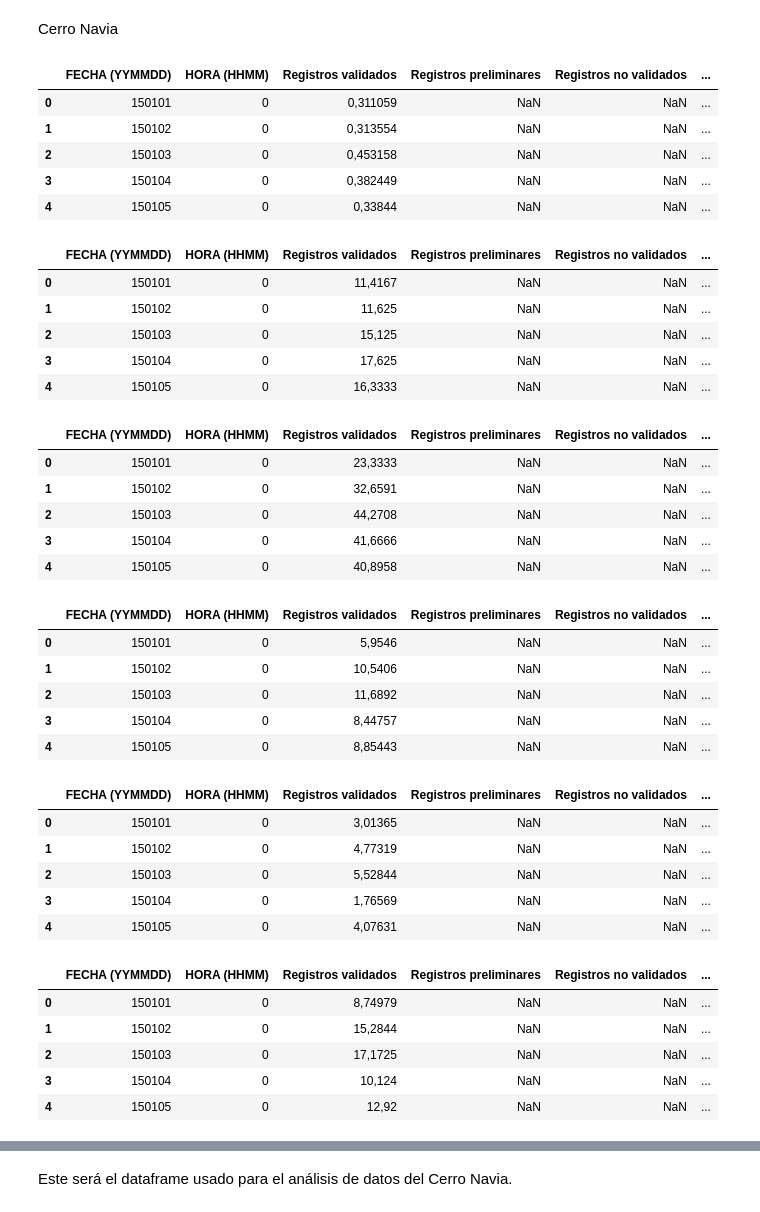
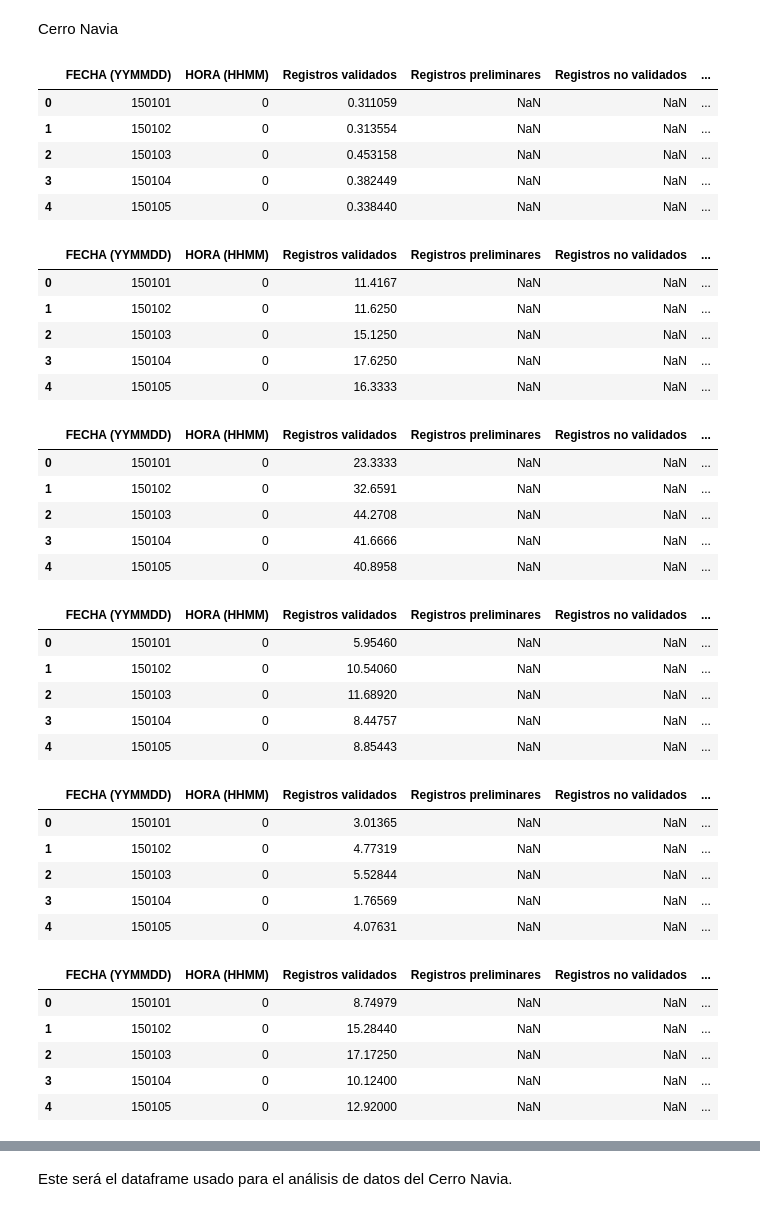
Before and after one commit to Seba-RC/AnalisisContaminacionAire, a Jupyter notebook: AnalisisDatos.ipynb, the cells around one changed output, grey strips where cells are left out. Cells and saved outputs as stored; diff of their text form; code cells hidden in the pictures.

Commit message:
+ datos preparados + analisis exploratorio (mean, median etc) por var + algunos graficos

```diff
--- a/AnalisisDatos.ipynb
+++ b/AnalisisDatos.ipynb
@@ -25,55 +29,55 @@ def renamedb(df, column1, newcolumn1):
 # %% [markdown]
 Cerro Navia
 # %%
-naviaCO =pd.read_csv('Datos/cerro_navia/COCerroNavia.csv', sep=';')
+naviaCO =pd.read_csv('Datos/cerro_navia/COCerroNavia.csv', sep=';', decimal=',')
 display(naviaCO.head())
-naviamp2_5 =pd.read_csv('Datos/cerro_navia/mp2.5CerroNavia.csv', sep=';')
+naviamp2_5 =pd.read_csv('Datos/cerro_navia/mp2.5CerroNavia.csv', sep=';', decimal=',')
 display(naviamp2_5.head())
-naviamp10 =pd.read_csv('Datos/cerro_navia/mp10CerroNavia.csv', sep=';')
+naviamp10 =pd.read_csv('Datos/cerro_navia/mp10CerroNavia.csv', sep=';', decimal=',')
 display(naviamp10.head())
-naviaNO2 =pd.read_csv('Datos/cerro_navia/NO2CerroNavia.csv', sep=';')
+naviaNO2 =pd.read_csv('Datos/cerro_navia/NO2CerroNavia.csv', sep=';', decimal=',')
 display(naviaNO2.head())
-naviaNO =pd.read_csv('Datos/cerro_navia/NOCerroNavia.csv', sep=';')
+naviaNO =pd.read_csv('Datos/cerro_navia/NOCerroNavia.csv', sep=';', decimal=',')
 display(naviaNO.head())
-naviaNOx =pd.read_csv('Datos/cerro_navia/NOxCerroNavia.csv', sep=';')
+naviaNOx =pd.read_csv('Datos/cerro_navia/NOxCerroNavia.csv', sep=';', decimal=',')
 display(naviaNOx.head())
-naviaO3 =pd.read_csv('Datos/cerro_navia/O3CerroNavia.csv', sep=';')
+naviaO3 =pd.read_csv('Datos/cerro_navia/O3CerroNavia.csv', sep=';', decimal=',')
 display(naviaO3.head())
 # %% [output]
 |  | FECHA (YYMMDD) | HORA (HHMM) | Registros validados | Registros preliminares | Registros no validados | ... |
-| 0 | 150101 | 0 | 0,311059 | NaN | NaN | ... |
-| 1 | 150102 | 0 | 0,313554 | NaN | NaN | ... |
-| 2 | 150103 | 0 | 0,453158 | NaN | NaN | ... |
-| 3 | 150104 | 0 | 0,382449 | NaN | NaN | ... |
-| 4 | 150105 | 0 | 0,33844 | NaN | NaN | ... |
+| 0 | 150101 | 0 | 0.311059 | NaN | NaN | ... |
+| 1 | 150102 | 0 | 0.313554 | NaN | NaN | ... |
+| 2 | 150103 | 0 | 0.453158 | NaN | NaN | ... |
+| 3 | 150104 | 0 | 0.382449 | NaN | NaN | ... |
+| 4 | 150105 | 0 | 0.338440 | NaN | NaN | ... |
 |  | FECHA (YYMMDD) | HORA (HHMM) | Registros validados | Registros preliminares | Registros no validados | ... |
-| 0 | 150101 | 0 | 11,4167 | NaN | NaN | ... |
-| 1 | 150102 | 0 | 11,625 | NaN | NaN | ... |
-| 2 | 150103 | 0 | 15,125 | NaN | NaN | ... |
-| 3 | 150104 | 0 | 17,625 | NaN | NaN | ... |
-| 4 | 150105 | 0 | 16,3333 | NaN | NaN | ... |
+| 0 | 150101 | 0 | 11.4167 | NaN | NaN | ... |
+| 1 | 150102 | 0 | 11.6250 | NaN | NaN | ... |
+| 2 | 150103 | 0 | 15.1250 | NaN | NaN | ... |
+| 3 | 150104 | 0 | 17.6250 | NaN | NaN | ... |
+| 4 | 150105 | 0 | 16.3333 | NaN | NaN | ... |
 |  | FECHA (YYMMDD) | HORA (HHMM) | Registros validados | Registros preliminares | Registros no validados | ... |
-| 0 | 150101 | 0 | 23,3333 | NaN | NaN | ... |
-| 1 | 150102 | 0 | 32,6591 | NaN | NaN | ... |
-| 2 | 150103 | 0 | 44,2708 | NaN | NaN | ... |
-| 3 | 150104 | 0 | 41,6666 | NaN | NaN | ... |
-| 4 | 150105 | 0 | 40,8958 | NaN | NaN | ... |
+| 0 | 150101 | 0 | 23.3333 | NaN | NaN | ... |
+| 1 | 150102 | 0 | 32.6591 | NaN | NaN | ... |
+| 2 | 150103 | 0 | 44.2708 | NaN | NaN | ... |
+| 3 | 150104 | 0 | 41.6666 | NaN | NaN | ... |
+| 4 | 150105 | 0 | 40.8958 | NaN | NaN | ... |
 |  | FECHA (YYMMDD) | HORA (HHMM) | Registros validados | Registros preliminares | Registros no validados | ... |
-| 0 | 150101 | 0 | 5,9546 | NaN | NaN | ... |
-| 1 | 150102 | 0 | 10,5406 | NaN | NaN | ... |
-| 2 | 150103 | 0 | 11,6892 | NaN | NaN | ... |
-| 3 | 150104 | 0 | 8,44757 | NaN | NaN | ... |
-| 4 | 150105 | 0 | 8,85443 | NaN | NaN | ... |
+| 0 | 150101 | 0 | 5.95460 | NaN | NaN | ... |
+| 1 | 150102 | 0 | 10.54060 | NaN | NaN | ... |
+| 2 | 150103 | 0 | 11.68920 | NaN | NaN | ... |
+| 3 | 150104 | 0 | 8.44757 | NaN | NaN | ... |
+| 4 | 150105 | 0 | 8.85443 | NaN | NaN | ... |
 |  | FECHA (YYMMDD) | HORA (HHMM) | Registros validados | Registros preliminares | Registros no validados | ... |
-| 0 | 150101 | 0 | 3,01365 | NaN | NaN | ... |
-| 1 | 150102 | 0 | 4,77319 | NaN | NaN | ... |
-| 2 | 150103 | 0 | 5,52844 | NaN | NaN | ... |
-| 3 | 150104 | 0 | 1,76569 | NaN | NaN | ... |
-| 4 | 150105 | 0 | 4,07631 | NaN | NaN | ... |
+| 0 | 150101 | 0 | 3.01365 | NaN | NaN | ... |
+| 1 | 150102 | 0 | 4.77319 | NaN | NaN | ... |
+| 2 | 150103 | 0 | 5.52844 | NaN | NaN | ... |
+| 3 | 150104 | 0 | 1.76569 | NaN | NaN | ... |
+| 4 | 150105 | 0 | 4.07631 | NaN | NaN | ... |
 |  | FECHA (YYMMDD) | HORA (HHMM) | Registros validados | Registros preliminares | Registros no validados | ... |
-| 0 | 150101 | 0 | 8,74979 | NaN | NaN | ... |
-| 1 | 150102 | 0 | 15,2844 | NaN | NaN | ... |
-| 2 | 150103 | 0 | 17,1725 | NaN | NaN | ... |
-| 3 | 150104 | 0 | 10,124 | NaN | NaN | ... |
-| 4 | 150105 | 0 | 12,92 | NaN | NaN | ... |
+| 0 | 150101 | 0 | 8.74979 | NaN | NaN | ... |
+| 1 | 150102 | 0 | 15.28440 | NaN | NaN | ... |
+| 2 | 150103 | 0 | 17.17250 | NaN | NaN | ... |
+| 3 | 150104 | 0 | 10.12400 | NaN | NaN | ... |
+| 4 | 150105 | 0 | 12.92000 | NaN | NaN | ... |
 |  | FECHA (YYMMDD) | HORA (HHMM) | Registros validados | Registros preliminares | Registros no validados | ... |
```
Also changed, not shown: parts of 12 cells of this notebook.
